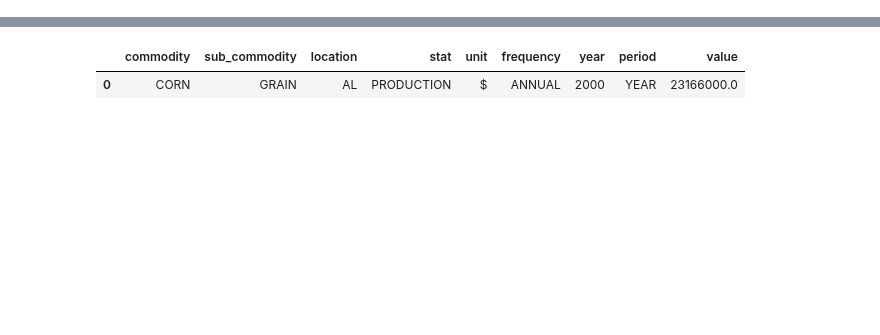
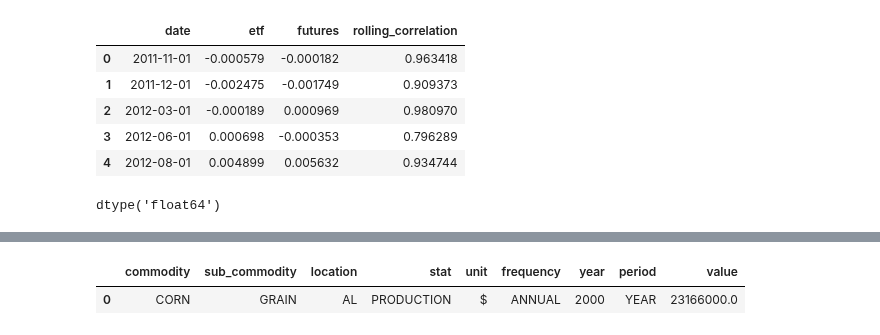
Before and after one commit to stew1922/data_farming, a Jupyter notebook: notebooks/jordan.ipynb, the cells around one changed output, grey strips where cells are left out. Drawn from its saved outputs; the diff is of its cells as text; code cells hidden in the pictures; blank space fills up the shorter version.

```diff
--- a/notebooks/jordan.ipynb
+++ b/notebooks/jordan.ipynb
@@ -37,0 +49,17 @@ plt.savefig(f'../images/jg_fig_temp.png')
+# %%
+price_data_df = rolling_returns_df.merge(rolling_corr_df, how = 'inner', right_index = True, left_index = True).reset_index()
+
+price_data_df = price_data_df.rename(columns = {'index' : 'date', 'corn' : 'etf', 'cornf' : 'futures', 'rolling_correlation' : 'rolling_correlation'})
+
+rolling_returns_df.head(1)
+# %% [output]
+|  | date | etf | futures | rolling_correlation |
+| 0 | 2011-11-01 | -0.000579 | -0.000182 | 0.963418 |
+| 1 | 2011-12-01 | -0.002475 | -0.001749 | 0.909373 |
+| 2 | 2012-03-01 | -0.000189 | 0.000969 | 0.980970 |
+| 3 | 2012-06-01 | 0.000698 | -0.000353 | 0.796289 |
+| 4 | 2012-08-01 | 0.004899 | 0.005632 | 0.934744 |
+# %%
+price_data_df['etf'].dtypes
+# %% [output]
+dtype('float64')
```
Also changed, not shown: parts of 14 cells of this notebook, 4 other files.
